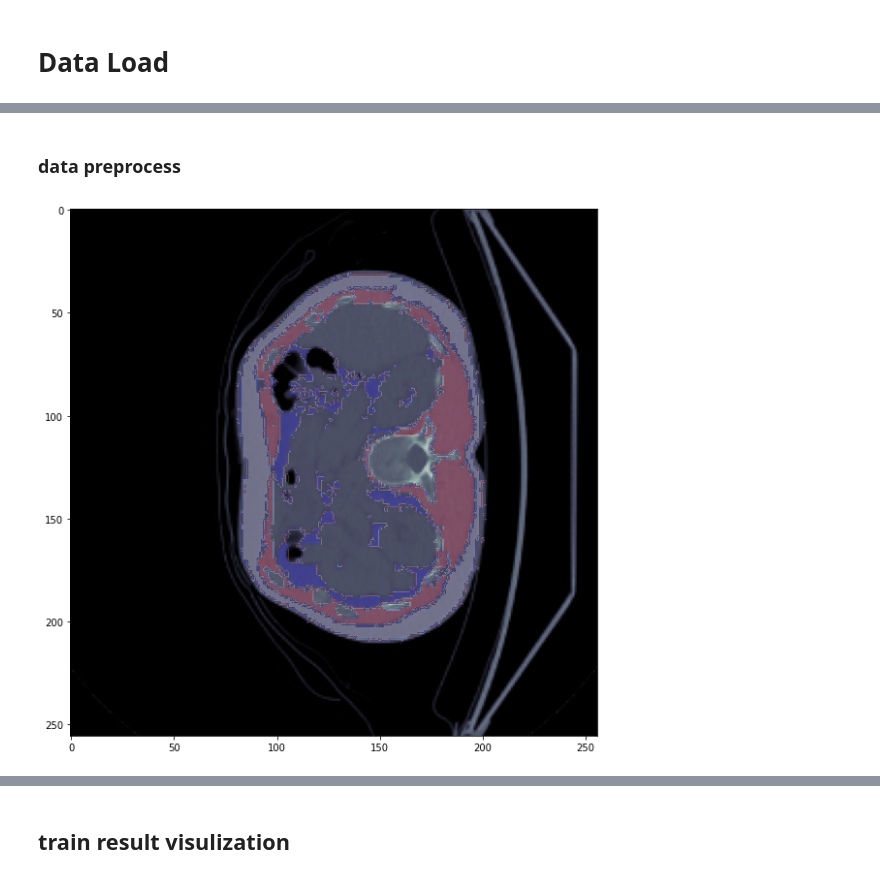
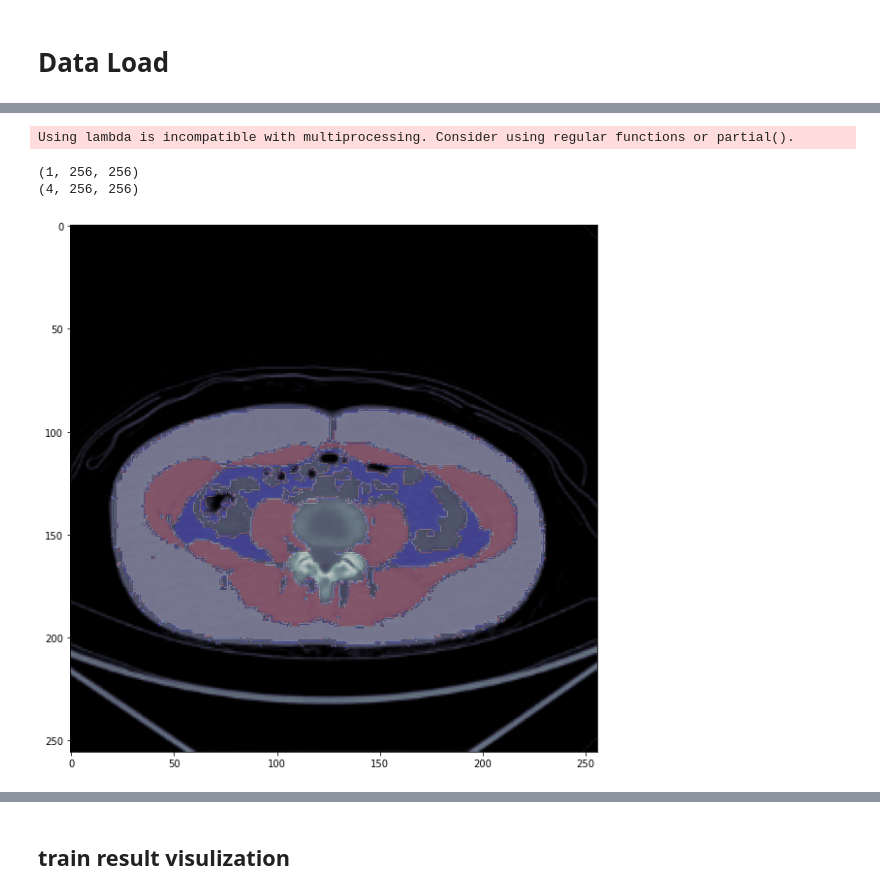
Before and after one commit to dacon-ai/torso-ct, a Jupyter notebook: ct_unet_torch.ipynb, the cells around one changed output, grey strips where cells are left out. Cells and saved outputs as stored; diff of their text form; code cells hidden in the pictures.

```diff
--- a/ct_unet_torch.ipynb
+++ b/ct_unet_torch.ipynb
@@ -102,4 +118,2 @@ train_meta
-# %% [markdown]
-### data preprocess
 # %%
 class CT_Dataset(torch.utils.data.Dataset):
@@ -179,11 +198,47 @@ dataset = CT_Dataset(train_meta, transform=transforms['both'], preprocessing = N
+# %%
+def get_training_augmentation():
+    transform = [
+        albu.Transpose(p=0.5),
+        albu.RandomRotate90(3),
+        albu.Rotate(p=0.5),
+        ]
+    return albu.Compose(transform)
+
+
+def to_tensor(x, **kwargs):
+    return x.transpose(2, 0, 1).astype('float32')
+
+def get_preprocessing(preprocessing_fn):
+    _transform = [
+        albu.Lambda(image = preprocessing_fn),
+    ]
+    return albu.Compose(_transform)
 # %%
-img_id = 39
+# 예시 확인
+img_id = 45
+
+CLASSES = 4
+df = train_meta
+cts_path = df['original'].tolist()
+masks_path = df['part'].tolist()
+dataset = CT_Dataset(train_meta, augmentation = get_training_augmentation(),  classes=CLASSES)
+
+
+image, target = dataset[img_id]
+print(image.shape)
+print(target.shape)
+
+
 plt.figure(figsize=(10,10))
-plt.imshow(dataset[img_id][0].permute(1,2,0).numpy()[:,:,0], cmap='bone') # 원본 # permute는 축 변경
-plt.imshow(dataset[img_id][1].permute(1,2,0).numpy().argmax(axis = 2), alpha=0.2, cmap='flag') # 레이블
+img, mask = dataset[img_id]
+plt.imshow(img[0,:,:], cmap='bone') # 원본 # permute는 축 변경
+plt.imshow(mask.transpose([1,2,0]).argmax(axis = 2), alpha=0.2, cmap='flag') # 레이블
 plt.show()
 # %% [output]
+Using lambda is incompatible with multiprocessing. Consider using regular functions or partial().
+(1, 256, 256)
+(4, 256, 256)
-[figure, old version]
+[figure, new version]
 # %%
 ENCODER = 'resnet50'
 ENCODER_WEIGHTS = 'imagenet'
```
Also changed, not shown: parts of 24 cells of this notebook.
